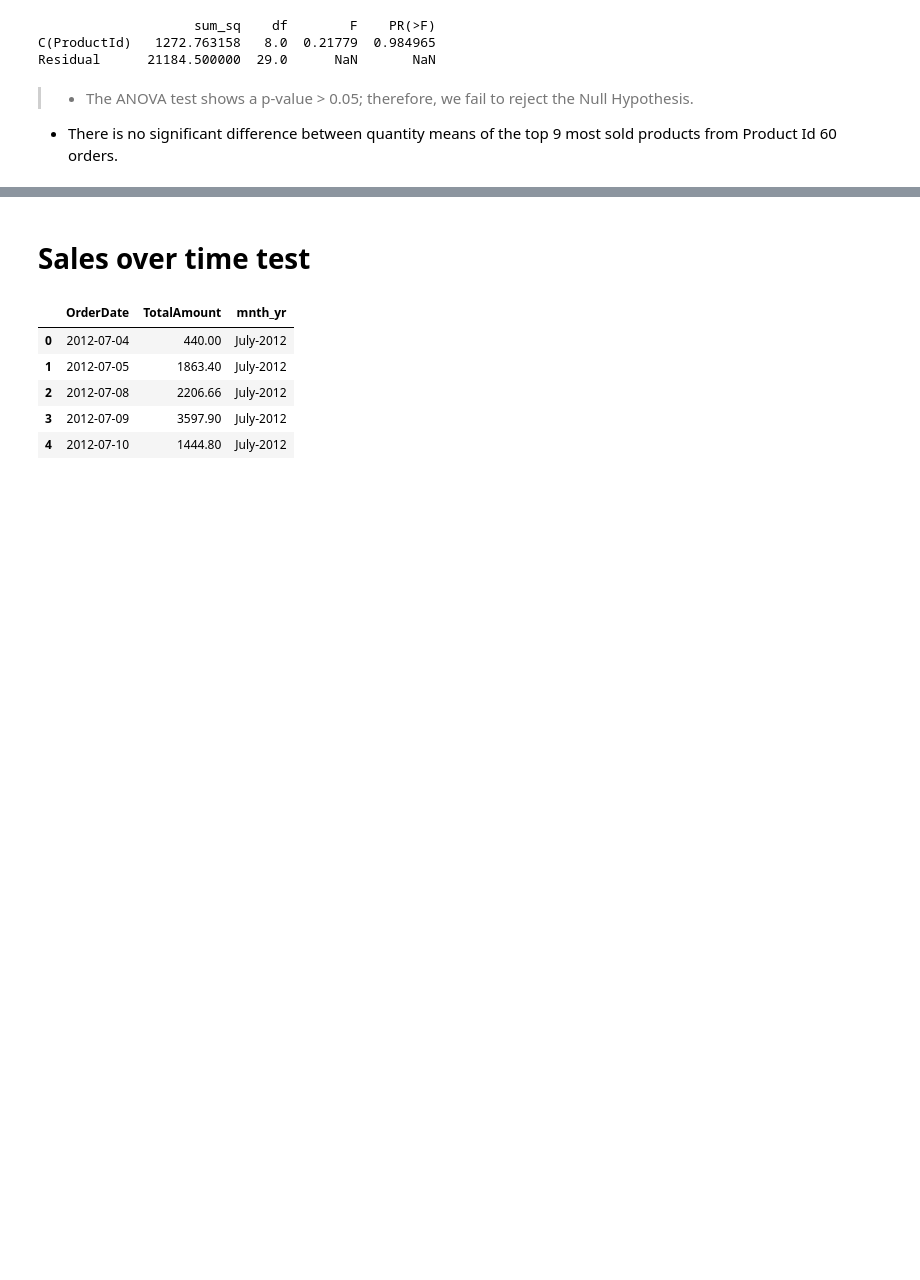
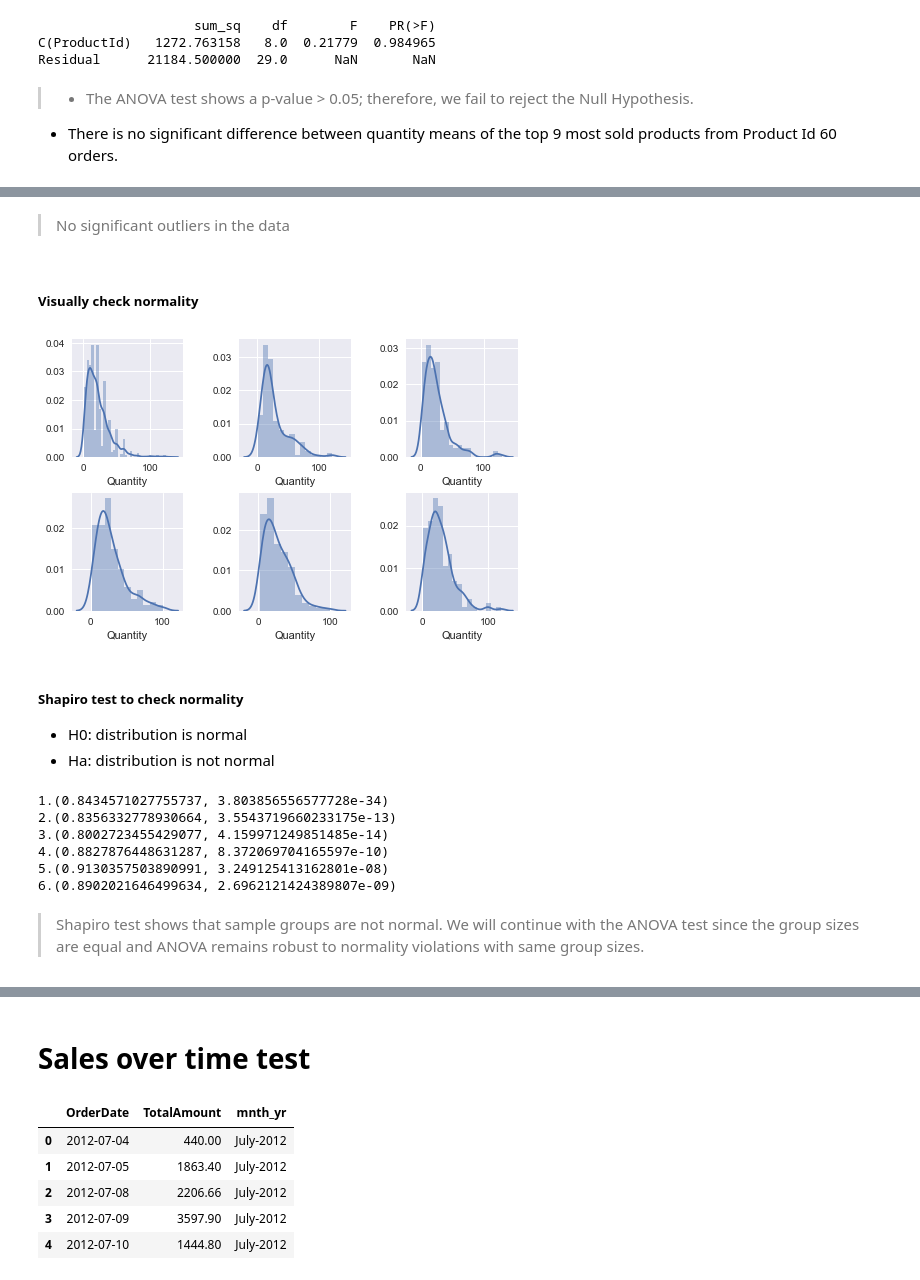
Before and after one commit to Francismorales/dsc-mod-3-project-online-ds-pt-061019, a Jupyter notebook: Project2-Northwind_Hypothesis_Testing.ipynb, the cells around one changed output, grey strips where cells are left out. Saved outputs shown, nothing was run; the diff lists cells and outputs as text; code cells hidden in the pictures; blank space fills up the shorter version.

```diff
--- a/Project2-Northwind_Hypothesis_Testing.ipynb
+++ b/Project2-Northwind_Hypothesis_Testing.ipynb
@@ -1047,0 +1080,5 @@ Residual      21184.500000  29.0      NaN       NaN
+# %%
+PIds = [60, 59, 31, 56, 16]
+for i, value in enumerate(PIds):
+    df = dfBestSeller2.loc[dfBestSeller2['ProductId'] == value]['Quantity']
+    print('{}.{}'.format(i+1,scs.shapiro(df)))
@@ -1047,0 +1096,8 @@ Residual      21184.500000  29.0      NaN       NaN
+# %%
+#Create same size sample groups to ensure reliable results
+PIds = [60, 59, 31, 56, 16]
+dfANOVA = pd.DataFrame() #creates a new dataframe that's empty
+for i, value in enumerate(PIds):
+    df = dfBestSeller2.loc[dfBestSeller2['ProductId'] == value]
+    sample = df.sample(replace=False, n=40)
+    dfANOVA = dfANOVA.append(sample, ignore_index = True)
@@ -1047,0 +1176,34 @@ Residual      21184.500000  29.0      NaN       NaN
+# %% [markdown]
+> No significant outliers in the data
+# %% [markdown]
+##### Visually check normality
+# %%
+discountLevel = [0.00, 0.05, 0.10 , 0.15, 0.20, 0.25]
+
+fig, axes = plt.subplots(2,3, figsize=(8, 5))
+plt.subplots_adjust(hspace = 0.3, wspace = 0.5)
+
+for i, ax in zip(discountLevel, axes.flat):
+    df = discountdf.loc[discountdf['Discount'] == i]['Quantity']
+    sns.distplot(df, ax=ax)
+plt.show()
+# %% [output]
+[figure, added]
+# %% [markdown]
+##### Shapiro test to check normality
+- H0: distribution is normal
+- Ha: distribution is not normal
+# %%
+discountLevel = [0.00, 0.05, 0.10 , 0.15, 0.20, 0.25]
+for i, value in enumerate(discountLevel):
+    df = discountdf.loc[discountdf['Discount'] == value]['Quantity']
+    print('{}.{}'.format(i+1,scs.shapiro(df)))
+# %% [output]
+1.(0.8434571027755737, 3.803856556577728e-34)
+2.(0.8356332778930664, 3.5543719660233175e-13)
+3.(0.8002723455429077, 4.159971249851485e-14)
+4.(0.8827876448631287, 8.372069704165597e-10)
+5.(0.9130357503890991, 3.249125413162801e-08)
+6.(0.8902021646499634, 2.6962121424389807e-09)
+# %% [markdown]
+> Shapiro test shows that sample groups are not normal. We will continue with the ANOVA test since the group sizes are equal and ANOVA remains robust to normality violations with same group sizes.
```
Also changed, not shown: parts of 87 cells of this notebook.
